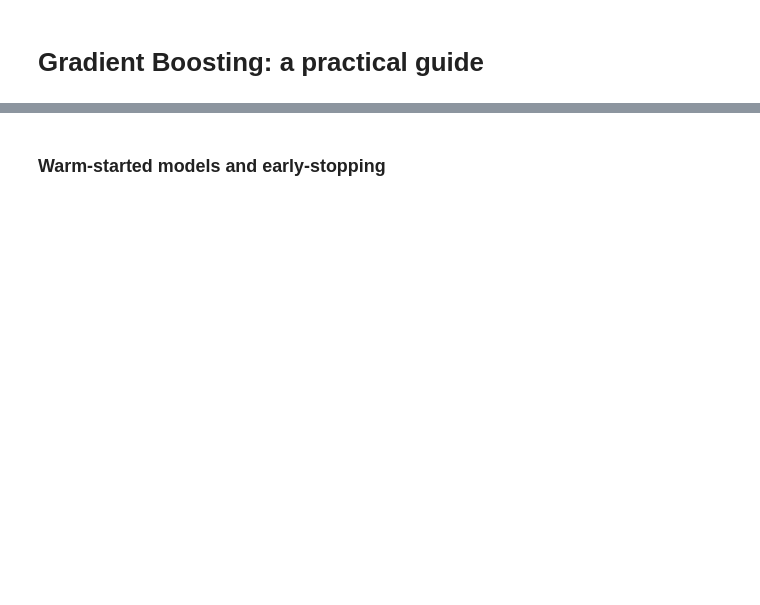
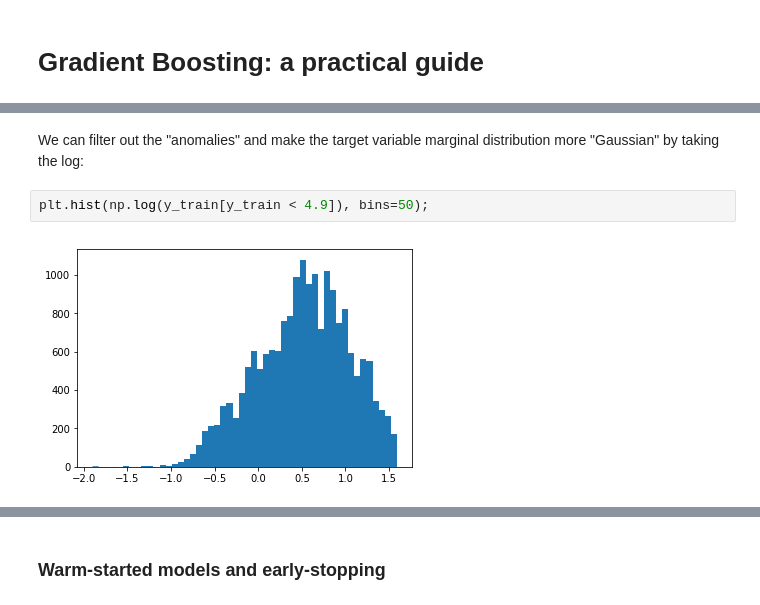
Before and after one commit to ogrisel/notebooks, a Jupyter notebook: sklearn_demos/Gradient Boosting.ipynb, the cells around one changed output, grey strips where cells are left out. Cells and saved outputs as stored; diff of their text form; blank space fills up the shorter version.

```diff
--- a/sklearn_demos/Gradient Boosting.ipynb
+++ b/sklearn_demos/Gradient Boosting.ipynb
@@ -12,0 +83,6 @@ from sklearn.ensemble import GradientBoostingRegressor
+# %% [markdown]
+We can filter out the "anomalies" and make the target variable marginal distribution more "Gaussian" by taking the log:
+# %%
+plt.hist(np.log(y_train[y_train < 4.9]), bins=50);
+# %% [output]
+[figure, added]
```
Also changed, not shown: parts of 59 cells of this notebook.
